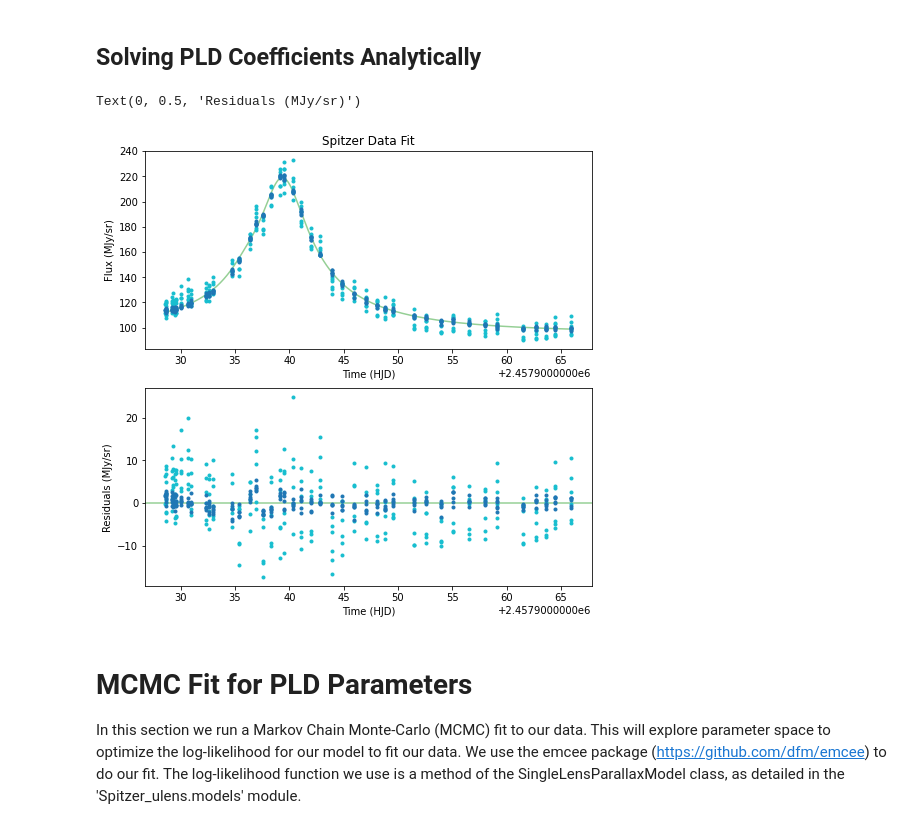
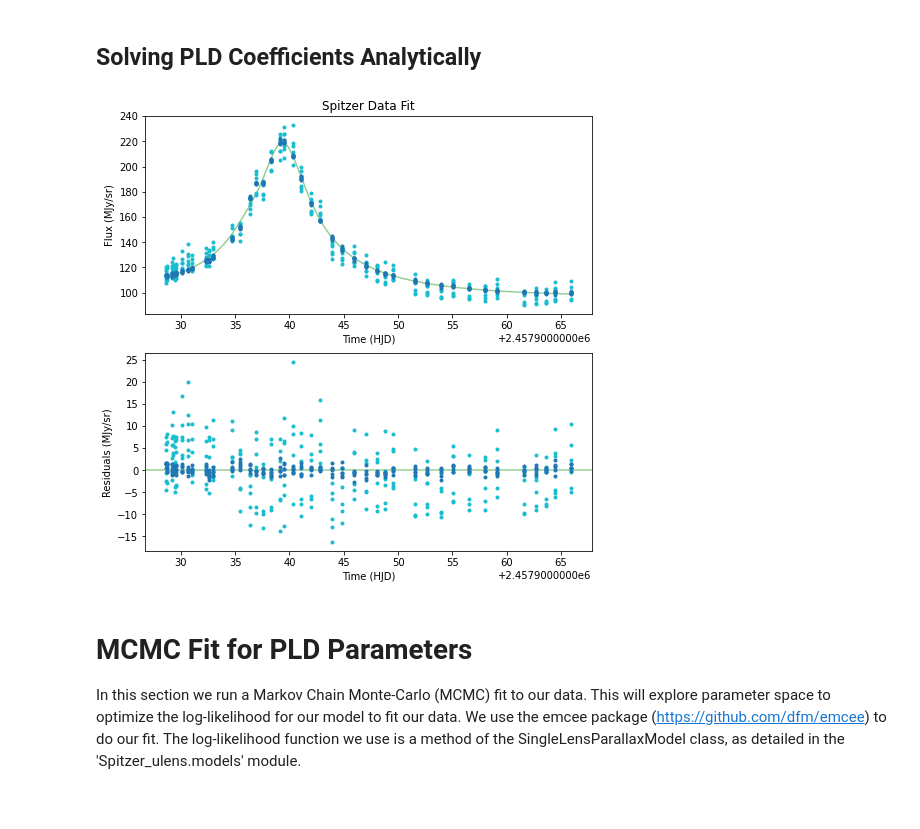
Before and after one commit to tbctk/tbk-Spitzer-ulens, a Jupyter notebook: Spitzer-ulens_Tutorial_ob171140_2lens.ipynb, the cells around one changed output. Cells and saved outputs as stored; diff of their text form; code cells hidden in the pictures.

```diff
--- a/Spitzer-ulens_Tutorial_ob171140_2lens.ipynb
+++ b/Spitzer-ulens_Tutorial_ob171140_2lens.ipynb
@@ -108,29 +112,30 @@ Text(0.5, 1.0, 'Spitzer Data Fit')
 ## Solving PLD Coefficients Analytically
 # %%
 # Solve for PLD coefficients analytically (X)
-Y, Astro, Ps, A, C, E, X = PLD.analytic_solution(time,flux,flux_err,flux_frac,popt_lsq,model)
+astro, pld_coeffs, A, C = PLD.analytic_solution(time,flux,flux_err,flux_frac,popt_lsq,model)
 # Get detector model and divide it out to get new best-fit
-fit,sys,corr,resi = PLD.get_bestfit(A, Ps, X, flux, Astro)
+fit,sys,corr,resi = PLD.get_bestfit(pld_coeffs, flux, flux_frac, astro, A)
 # %%
-timeplot = np.linspace(np.min(time),np.max(time),1000)
+def plot_analytic_sol(model,time,popt,astro,flux,corr):
+    timeplot = np.linspace(np.min(time),np.max(time),1000)
 
-fig,ax = plt.subplots(nrows=2,figsize=(8,8))
+    fig,ax = plt.subplots(nrows=2,figsize=(8,8))
 
-ax[0].plot(timeplot,model(timeplot,*popt_lsq),'C2',alpha=0.5)
-ax[0].plot(time.ravel(),flux.ravel(),'C9.')
-ax[0].plot(time.ravel(),corr.ravel(),'C0.')
-ax[0].set_xlabel('Time (HJD)')
-ax[0].set_ylabel('Flux (MJy/sr)')
-ax[0].set_title('Spitzer Data Fit')
+    ax[0].plot(timeplot,model(timeplot,*popt),'C2',alpha=0.5)
+    ax[0].plot(time.ravel(),flux.ravel(),'C9.')
+    ax[0].plot(time.ravel(),corr.ravel(),'C0.')
+    ax[0].set_xlabel('Time (HJD)')
+    ax[0].set_ylabel('Flux (MJy/sr)')
+    ax[0].set_title('Spitzer Data Fit')
 
-ax[1].axhline(c='C2',alpha=0.5)
-ax[1].plot(time.ravel(),flux.ravel()-Astro.ravel(),'C9.')
-ax[1].plot(time.ravel(),corr.ravel()-Astro.ravel(),'C0.')
-ax[1].set_xlabel('Time (HJD)')
-ax[1].set_ylabel('Residuals (MJy/sr)')
+    ax[1].axhline(c='C2',alpha=0.5)
+    ax[1].plot(time.ravel(),flux.ravel()-astro.ravel(),'C9.')
+    ax[1].plot(time.ravel(),corr.ravel()-astro.ravel(),'C0.')
+    ax[1].set_xlabel('Time (HJD)')
+    ax[1].set_ylabel('Residuals (MJy/sr)')
+plot_analytic_sol(model,time,popt_lsq,astro,flux,corr)
 # %% [output]
-Text(0, 0.5, 'Residuals (MJy/sr)')
-[figure, old version]
+[figure, new version]
 # %% [markdown]
 # MCMC Fit for PLD Parameters
 
```
Also changed, not shown: parts of 13 cells of this notebook, 5 other files.
